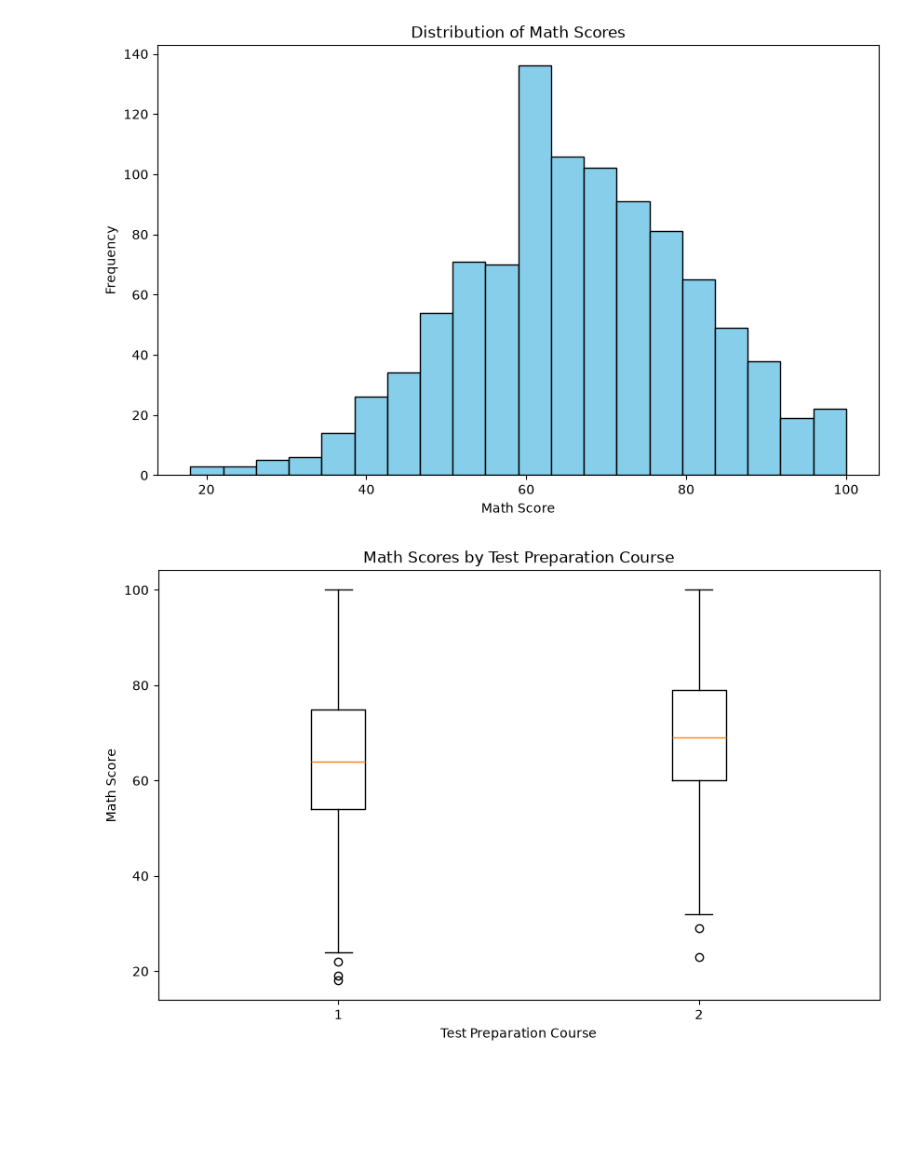
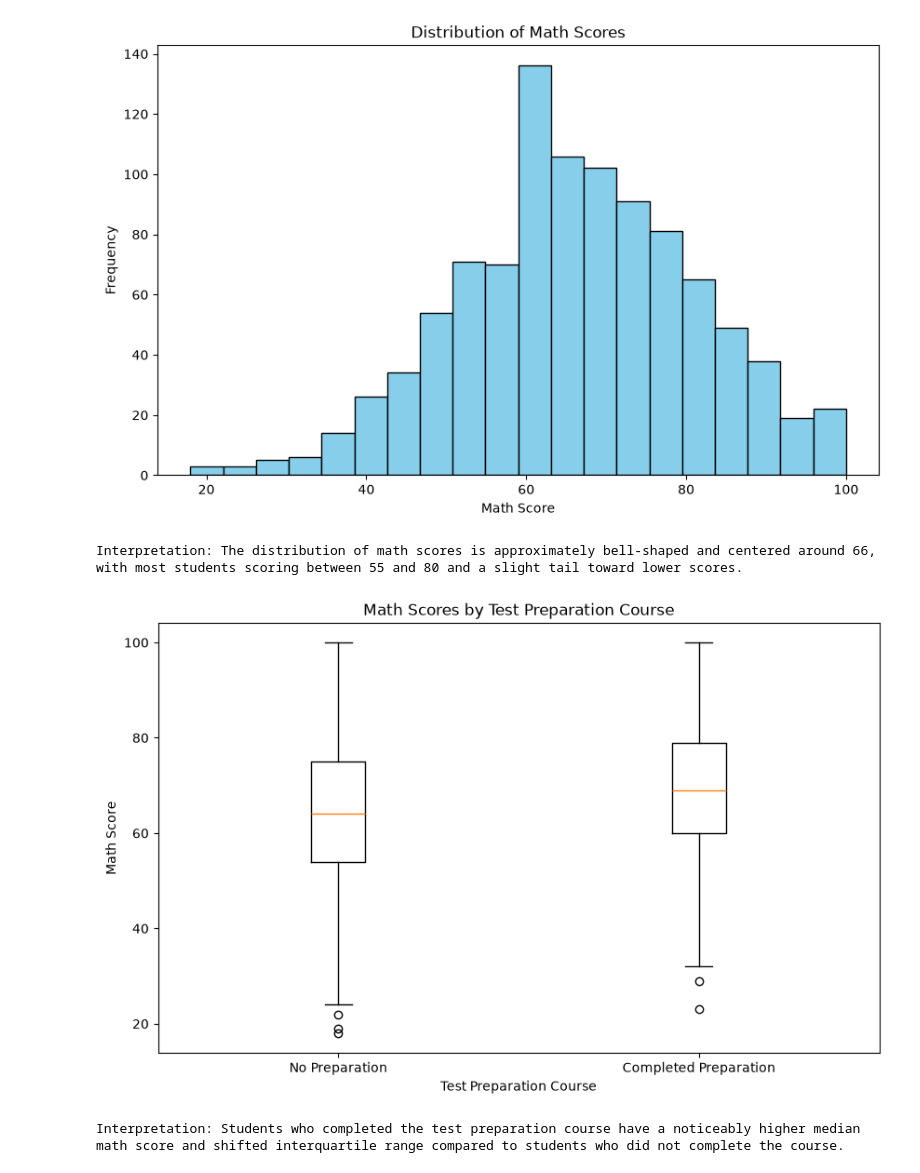
Before and after one commit to Jacob-Partridge/cs746, a Jupyter notebook: hw1/assignment1_q2.ipynb, the cells around one changed output. Cells and saved outputs as stored; diff of their text form; code cells hidden in the pictures; blank space fills up the shorter version.

```diff
--- a/hw1/assignment1_q2.ipynb
+++ b/hw1/assignment1_q2.ipynb
@@ -204,36 +280,77 @@ The distribution of scores shows that most students score in the middle range, w
 # %%
 # Q2D
 
-# distribution plot for math score
+# 1. Distribution plot for math score
 plt.figure(figsize=(10, 6))
 plt.hist(dataset['math score'], bins=20, color='skyblue', edgecolor='black')
 plt.xlabel('Math Score')
 plt.ylabel('Frequency')
 plt.title('Distribution of Math Scores')
 plt.show()
+print(
+    'Interpretation: The distribution of math scores is approximately bell-shaped'
+    ' and centered around 66, with most students scoring between 55 and 80 and'
+    ' a slight tail toward lower scores.\n'
+)
 
-# boxplot for math score by test preparation course
+# 2. Boxplot for math score by test preparation course
 plt.figure(figsize=(10, 6))
-plt.boxplot([dataset[dataset['test preparation course'] == 'none']['math score'], dataset[dataset['test preparation course'] == 'completed']['math score']], label=['No Preparation', 'Completed Preparation'])
+plt.boxplot(
+    [
+        dataset[dataset['test preparation course'] == 'none']['math score'],
+        dataset[dataset['test preparation course'] == 'completed'][
+            'math score'
+        ],
+    ],
+    tick_labels=['No Preparation', 'Completed Preparation'],
+)
 plt.xlabel('Test Preparation Course')
 plt.ylabel('Math Score')
 plt.title('Math Scores by Test Preparation Course')
 plt.show()
+print(
+    'Interpretation: Students who completed the test preparation course have a'
+    ' noticeably higher median math score and shifted interquartile range'
+    ' compared to students who did not complete the course.\n'
+)
 
-# scatter plot for reading score vs writing score
+# 3. Scatter plot for reading score vs writing score
 plt.figure(figsize=(10, 6))
-plt.scatter(dataset['reading score'], dataset['writing score'], color='green', alpha=0.5)
+plt.scatter(
+    dataset['reading score'],
+    dataset['writing score'],
+    color='green',
+    alpha=0.5,
+)
 plt.xlabel('Reading Score')
 plt.ylabel('Writing Score')
 plt.title('Scatter Plot of Reading vs Writing Scores')
 plt.show()
+print(
+    'Interpretation: The scatter plot shows a tight, positive linear'
+    ' relationship between reading and writing scores. As reading scores'
+    ' increase, writing scores increase proportionally.\n'
+)
 
-# correlation heatmap for scores
+# 4. Correlation heatmap for scores
 plt.figure(figsize=(8, 6))
-sns.heatmap(dataset[['math score', 'reading score', 'writing score']].corr(), annot=True, cmap='coolwarm', fmt=".2f")
-plt.title('Correlation Heatmap of Scores')
+sns.heatmap(
+    dataset[['math score', 'reading score', 'writing score']].corr(),
+    annot=True,
+    cmap='coolwarm',
+    fmt='.2f',
+)
+plt.title('Correlation Heatmap of Student Test Scores')
 plt.show()
+print(
+    'Interpretation: The correlation heatmap shows strong positive correlations'
+    ' across all three test subjects, with Reading and Writing having the'
+    ' strongest correlation (0.95), followed by Math and Reading (0.81) and'
+    ' Math and Writing (0.80).'
+)
 # %% [output]
 [figure]
+Interpretation: The distribution of math scores is approximately bell-shaped and centered around 66, with most students scoring between 55 and 80 and a slight tail toward lower scores.
-[figure, old version]
+[figure, new version]
+Interpretation: Students who completed the test preparation course have a noticeably higher median math score and shifted interquartile range compared to students who did not complete the course.
 [figure]
```
Also changed, not shown: parts of 5 cells of this notebook, 2 other files.
